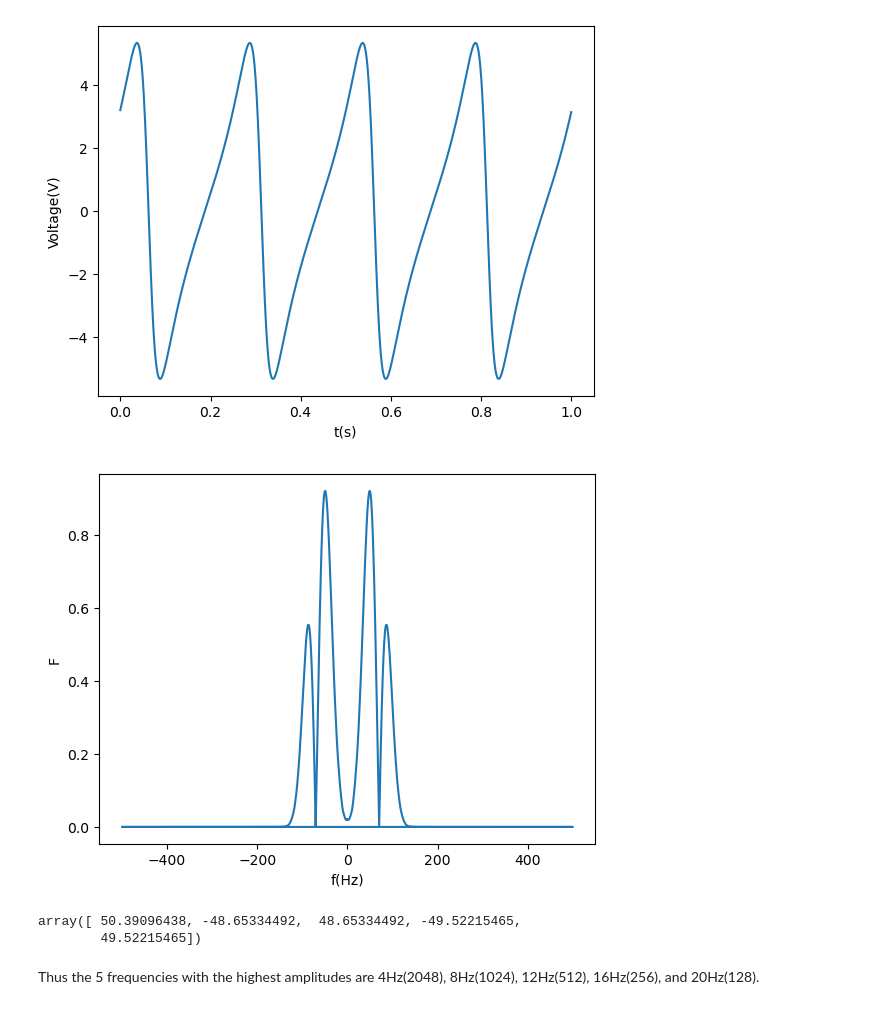
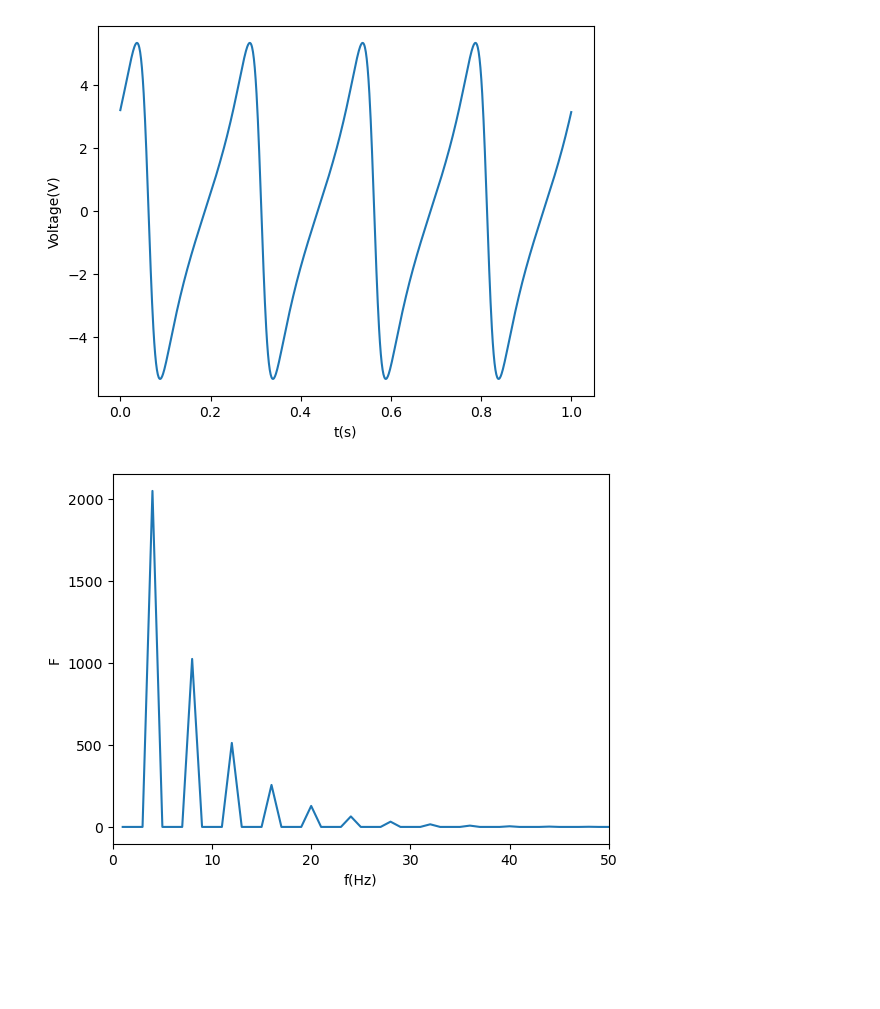
Before and after one commit to chtang-hmc/PHYS064, a Jupyter notebook: HW7C.ipynb, the cells around one changed output. Cells and saved outputs as stored; diff of their text form; code cells hidden in the pictures; blank space fills up the shorter version.

```diff
--- a/HW7C.ipynb
+++ b/HW7C.ipynb
@@ -132,26 +182,17 @@ F = fft(data)
 
 # calculate the frequency array
 freq = fftfreq(len(data), sample_rate)
+
+# filter out F and freq for only positive frequencies
+F_pos = F[freq > 0]
+freq_pos = freq[freq > 0]
 # %%
 # graph the Fourier transform
 plt.figure()
-plt.plot(freq, np.abs(F))
+plt.plot(freq_pos, np.abs(F_pos))
+plt.xlim(0, 50)
 plt.ylabel('F')
 plt.xlabel('f(Hz)')
 plt.show()
 # %% [output]
-[figure, old version]
+[figure, new version]
-# %%
-# filter out positive frequencies
-F_filtered = F.copy()
-F_filtered[freq > 0] = 0
-
-# get the frequencies with the largest magnitude
-max_freq = np.abs(F).argsort()[-5:]
-max_freq = freq[max_freq]
-max_freq
-# %% [output]
-array([ 50.39096438, -48.65334492,  48.65334492, -49.52215465,
-        49.52215465])
-# %% [markdown]
-Thus the 5 frequencies with the highest amplitudes are 4Hz(2048), 8Hz(1024), 12Hz(512), 16Hz(256), and 20Hz(128).
```
Also changed, not shown: parts of 7 cells of this notebook.
